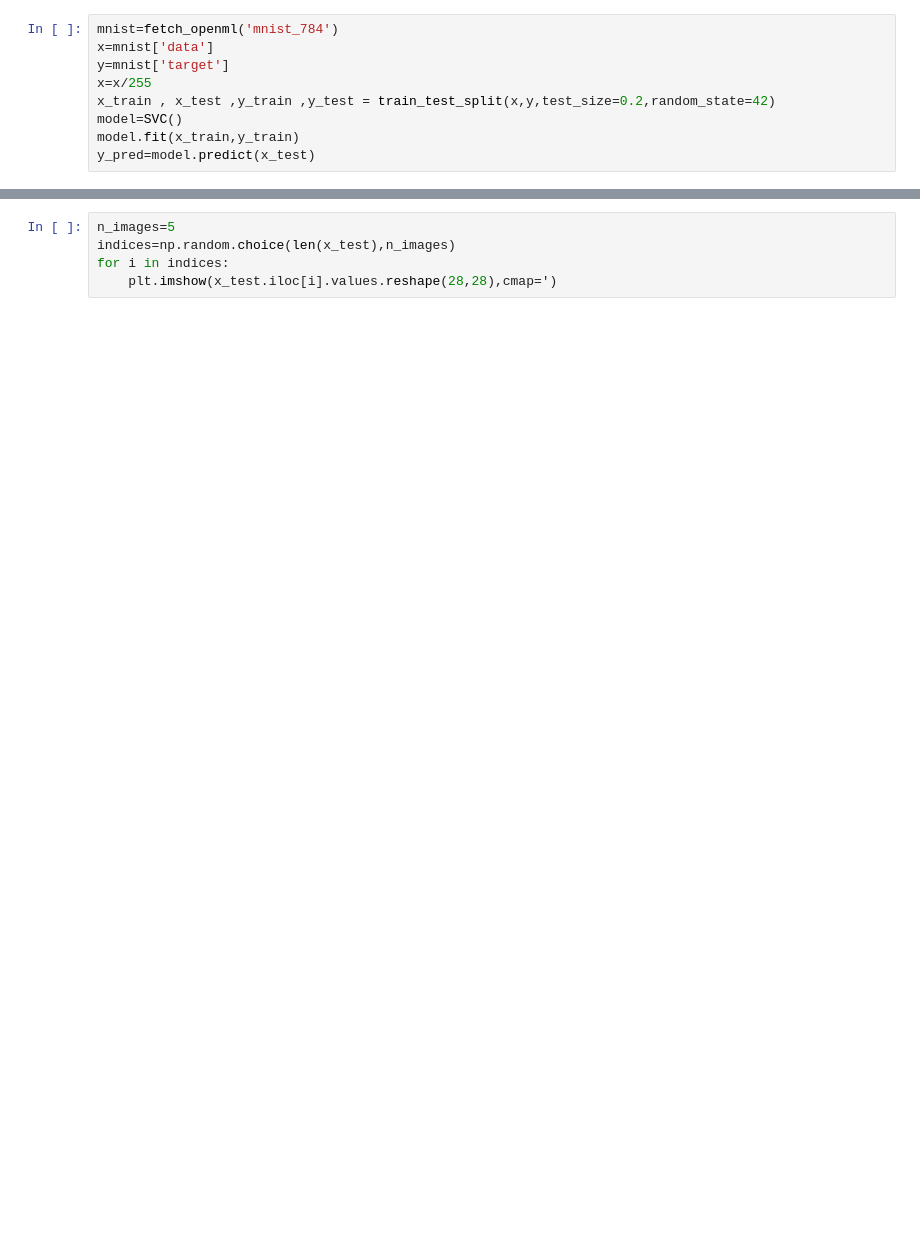
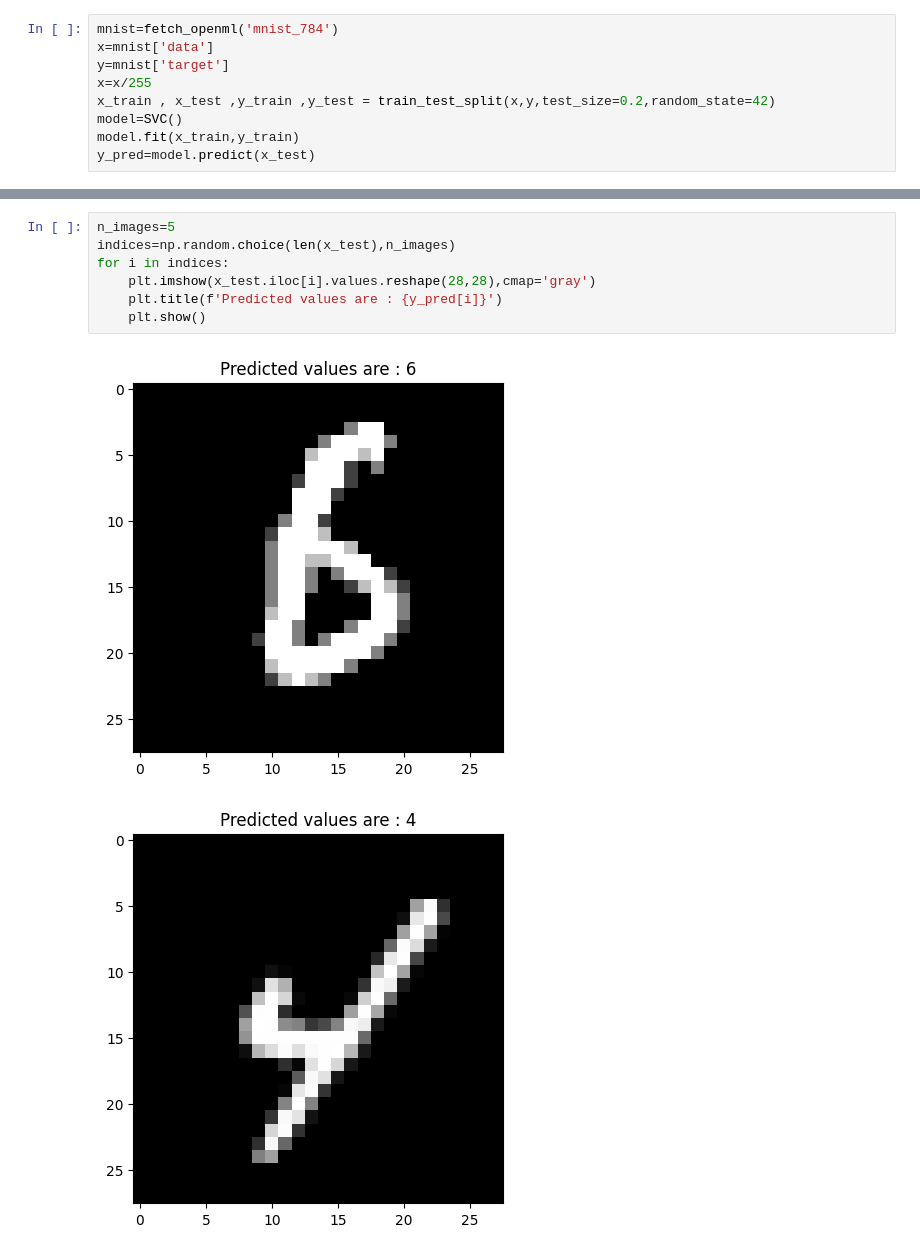
Before and after one commit to Versus04/Machine-Learning, a Jupyter notebook: SVM Digit Recognition.ipynb, the cells around one changed output, grey strips where cells are left out. Cells and saved outputs as stored; diff of their text form; blank space fills up the shorter version.

```diff
--- a/SVM Digit Recognition.ipynb
+++ b/SVM Digit Recognition.ipynb
@@ -68,5 +43,10 @@ print(classification)
 # %%
 n_images=5
 indices=np.random.choice(len(x_test),n_images)
 for i in indices:
-    plt.imshow(x_test.iloc[i].values.reshape(28,28),cmap=')
+    plt.imshow(x_test.iloc[i].values.reshape(28,28),cmap='gray')
+    plt.title(f'Predicted values are : {y_pred[i]}')
+    plt.show()
+# %% [output]
+[figure, added]
+[figure, added]
```
Also changed, not shown: parts of 3 cells of this notebook.
